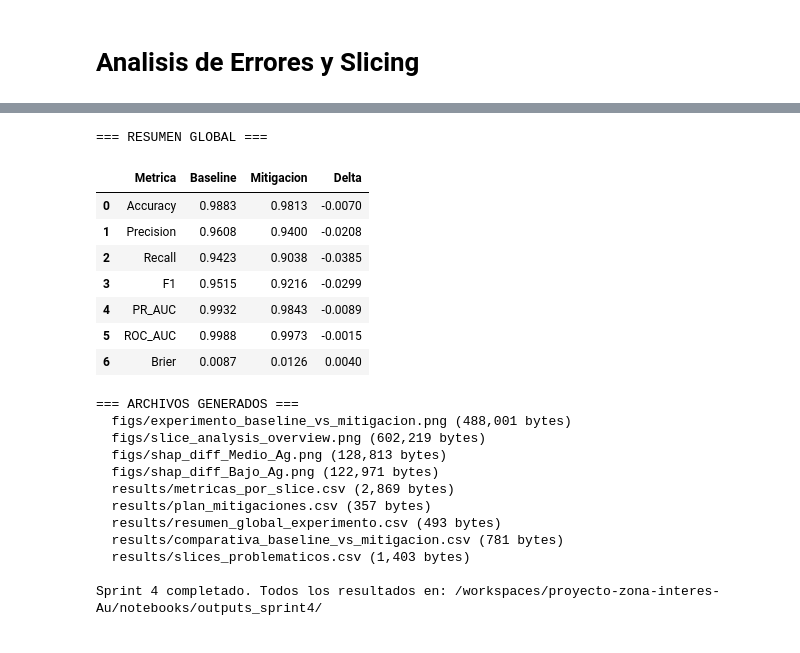
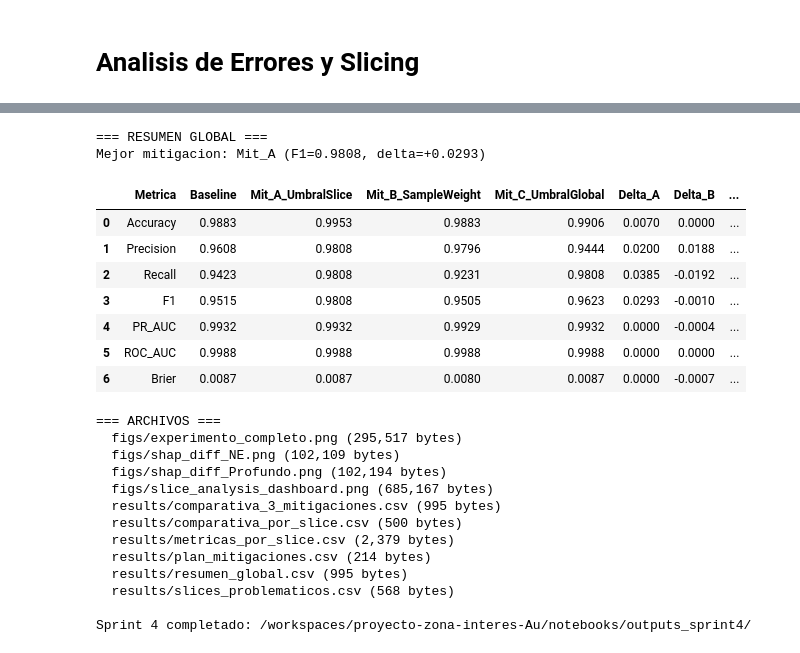
Before and after one commit to Fernando-Huaman/proyecto-zona-interes-Au, a Jupyter notebook: notebooks/sprint4.ipynb, the cells around one changed output, grey strips where cells are left out. Saved outputs shown, nothing was run; the diff lists cells and outputs as text; code cells hidden in the pictures.

Commit message:
sprint4

```diff
--- a/notebooks/sprint4.ipynb
+++ b/notebooks/sprint4.ipynb
@@ -1242,47 +999,52 @@ Experimento completado. Resultados guardados en /workspaces/proyecto-zona-intere
 # %%
 # ============================================================
-# EXPORTAR RESUMEN DE RESULTADOS
+# EXPORTAR RESULTADOS
 # ============================================================
 resumen = {
     'Metrica': list(baseline_metrics.keys()),
     'Baseline': list(baseline_metrics.values()),
-    'Mitigacion': list(mitig_metrics.values()),
-    'Delta': [mitig_metrics[k] - baseline_metrics[k] for k in baseline_metrics.keys()]
+    'Mit_A_UmbralSlice': list(mA.values()),
+    'Mit_B_SampleWeight': list(mB.values()),
+    'Mit_C_UmbralGlobal': list(mC.values())
 }
+df_res = pd.DataFrame(resumen)
+df_res['Delta_A'] = df_res['Mit_A_UmbralSlice'] - df_res['Baseline']
+df_res['Delta_B'] = df_res['Mit_B_SampleWeight'] - df_res['Baseline']
+df_res['Delta_C'] = df_res['Mit_C_UmbralGlobal'] - df_res['Baseline']
 
-df_resumen = pd.DataFrame(resumen)
 print('=== RESUMEN GLOBAL ===')
-display(df_resumen.round(4))
-df_resumen.to_csv(f"{OUTPUT_DIR}/results/resumen_global_experimento.csv", index=False)
+print(f"Mejor mitigacion: {best_name} (F1={best_f1:.4f}, delta={best_f1-f1g:+.4f})")
+print()
+display(df_res.round(4))
+df_res.to_csv(f"{OUTPUT_DIR}/results/resumen_global.csv", index=False)
 
-print('\n=== ARCHIVOS GENERADOS ===')
+print('\n=== ARCHIVOS ===')
 for root, dirs, files in os.walk(OUTPUT_DIR):
-    for f in files:
-        filepath = os.path.join(root, f)
-        size = os.path.getsize(filepath)
-        relpath = os.path.relpath(filepath, OUTPUT_DIR)
-        print(f'  {relpath} ({size:,} bytes)')
-
-print(f"\nSprint 4 completado. Todos los resultados en: {OUTPUT_DIR}/")
+    for f in sorted(files):
+        fp = os.path.join(root, f)
+        print(f'  {os.path.relpath(fp, OUTPUT_DIR)} ({os.path.getsize(fp):,} bytes)')
+print(f'\nSprint 4 completado: {OUTPUT_DIR}/')
 # %% [output]
 === RESUMEN GLOBAL ===
+Mejor mitigacion: Mit_A (F1=0.9808, delta=+0.0293)
-|  | Metrica | Baseline | Mitigacion | Delta |
-| 0 | Accuracy | 0.9883 | 0.9813 | -0.0070 |
-| 1 | Precision | 0.9608 | 0.9400 | -0.0208 |
-| 2 | Recall | 0.9423 | 0.9038 | -0.0385 |
-| 3 | F1 | 0.9515 | 0.9216 | -0.0299 |
-| 4 | PR_AUC | 0.9932 | 0.9843 | -0.0089 |
-| 5 | ROC_AUC | 0.9988 | 0.9973 | -0.0015 |
-| 6 | Brier | 0.0087 | 0.0126 | 0.0040 |
+|  | Metrica | Baseline | Mit_A_UmbralSlice | Mit_B_SampleWeight | Mit_C_UmbralGlobal | Delta_A | Delta_B | ... |
+| 0 | Accuracy | 0.9883 | 0.9953 | 0.9883 | 0.9906 | 0.0070 | 0.0000 | ... |
+| 1 | Precision | 0.9608 | 0.9808 | 0.9796 | 0.9444 | 0.0200 | 0.0188 | ... |
+| 2 | Recall | 0.9423 | 0.9808 | 0.9231 | 0.9808 | 0.0385 | -0.0192 | ... |
+| 3 | F1 | 0.9515 | 0.9808 | 0.9505 | 0.9623 | 0.0293 | -0.0010 | ... |
+| 4 | PR_AUC | 0.9932 | 0.9932 | 0.9929 | 0.9932 | 0.0000 | -0.0004 | ... |
+| 5 | ROC_AUC | 0.9988 | 0.9988 | 0.9988 | 0.9988 | 0.0000 | 0.0000 | ... |
+| 6 | Brier | 0.0087 | 0.0087 | 0.0080 | 0.0087 | 0.0000 | -0.0007 | ... |
-=== ARCHIVOS GENERADOS ===
-  figs/experimento_baseline_vs_mitigacion.png (488,001 bytes)
-  figs/slice_analysis_overview.png (602,219 bytes)
-  figs/shap_diff_Medio_Ag.png (128,813 bytes)
-  figs/shap_diff_Bajo_Ag.png (122,971 bytes)
-  results/metricas_por_slice.csv (2,869 bytes)
-  results/plan_mitigaciones.csv (357 bytes)
-  results/resumen_global_experimento.csv (493 bytes)
-  results/comparativa_baseline_vs_mitigacion.csv (781 bytes)
-  results/slices_problematicos.csv (1,403 bytes)
+=== ARCHIVOS ===
+  figs/experimento_completo.png (295,517 bytes)
+  figs/shap_diff_NE.png (102,109 bytes)
+  figs/shap_diff_Profundo.png (102,194 bytes)
+  figs/slice_analysis_dashboard.png (685,167 bytes)
+  results/comparativa_3_mitigaciones.csv (995 bytes)
+  results/comparativa_por_slice.csv (500 bytes)
+  results/metricas_por_slice.csv (2,379 bytes)
+  results/plan_mitigaciones.csv (214 bytes)
+  results/resumen_global.csv (995 bytes)
+  results/slices_problematicos.csv (568 bytes)
 
-Sprint 4 completado. Todos los resultados en: /workspaces/proyecto-zona-interes-Au/notebooks/outputs_sprint4/
+Sprint 4 completado: /workspaces/proyecto-zona-interes-Au/notebooks/outputs_sprint4/
```
Also changed, not shown: parts of 28 cells of this notebook, 16 other files.
